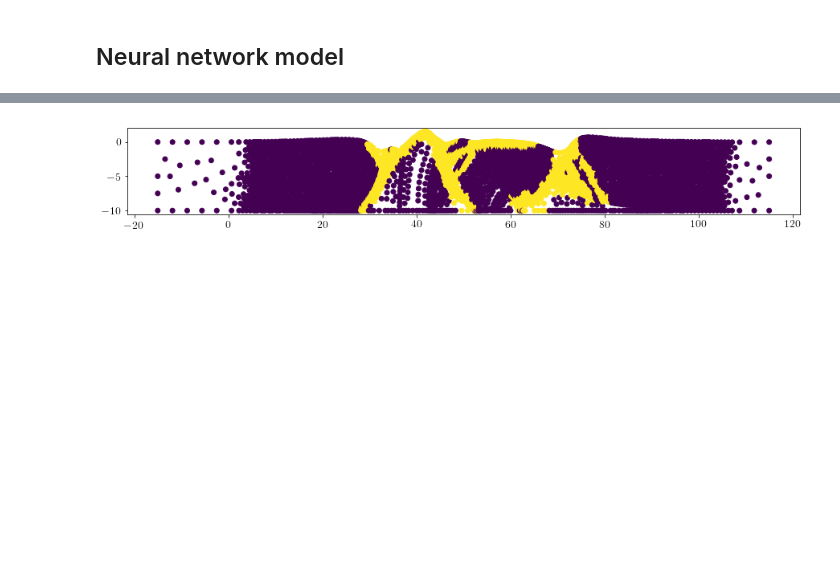
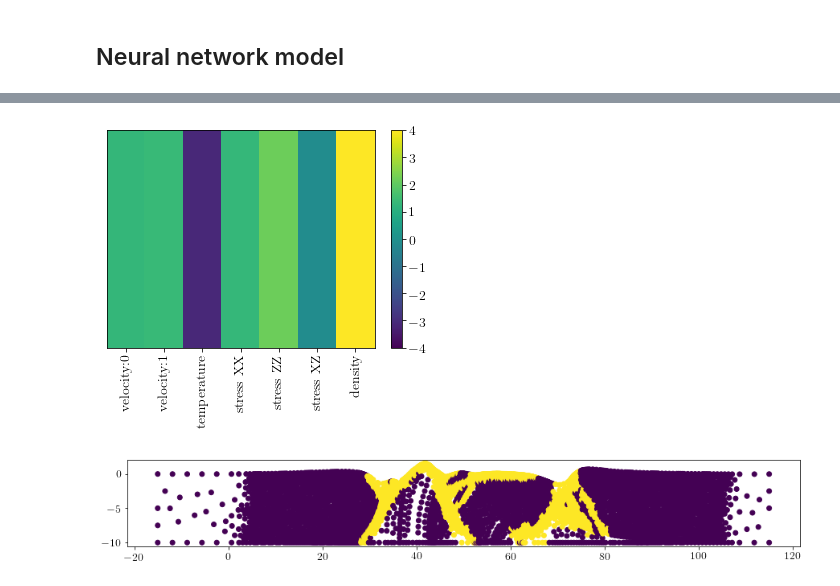
Before and after one commit to msahamed/predict_tectonic_deformation_machine_learning, a Jupyter notebook: build_model_random_forest.ipynb, the cells around one changed output, grey strips where cells are left out. Cells and saved outputs as stored; diff of their text form; code cells hidden in the pictures; blank space fills up the shorter version.

```diff
--- a/build_model_random_forest.ipynb
+++ b/build_model_random_forest.ipynb
@@ -250,0 +277,2 @@ deviatoric_nsw.plot_model_weights((8, 6))
+# %%
+avg = np.reshape(np.amax(result, axis=1), (7,1))
@@ -251,3 +289,12 @@ deviatoric_nsw.plot_model_weights((8, 6))
+# %%
+plt.pcolormesh(np.transpose(avg), vmin=-4, vmax=4)
+xlabels = ['velocity:0', 'velocity:1', 'temperature', 'stress XX', 'stress ZZ', 'stress XZ', 'density']
+plt.xticks([0.5+float(x) for x in range(0, len(xlabels))], xlabels, rotation='vertical')
+plt.yticks([])
+plt.colorbar(orientation='vertical')
+plt.show()
+# %% [output]
+[figure, added]
 # %%
 df_energy = pd.read_csv("data/test_energy_300.csv")
 # %%
```
Also changed, not shown: parts of 13 cells of this notebook, 3 other files.
